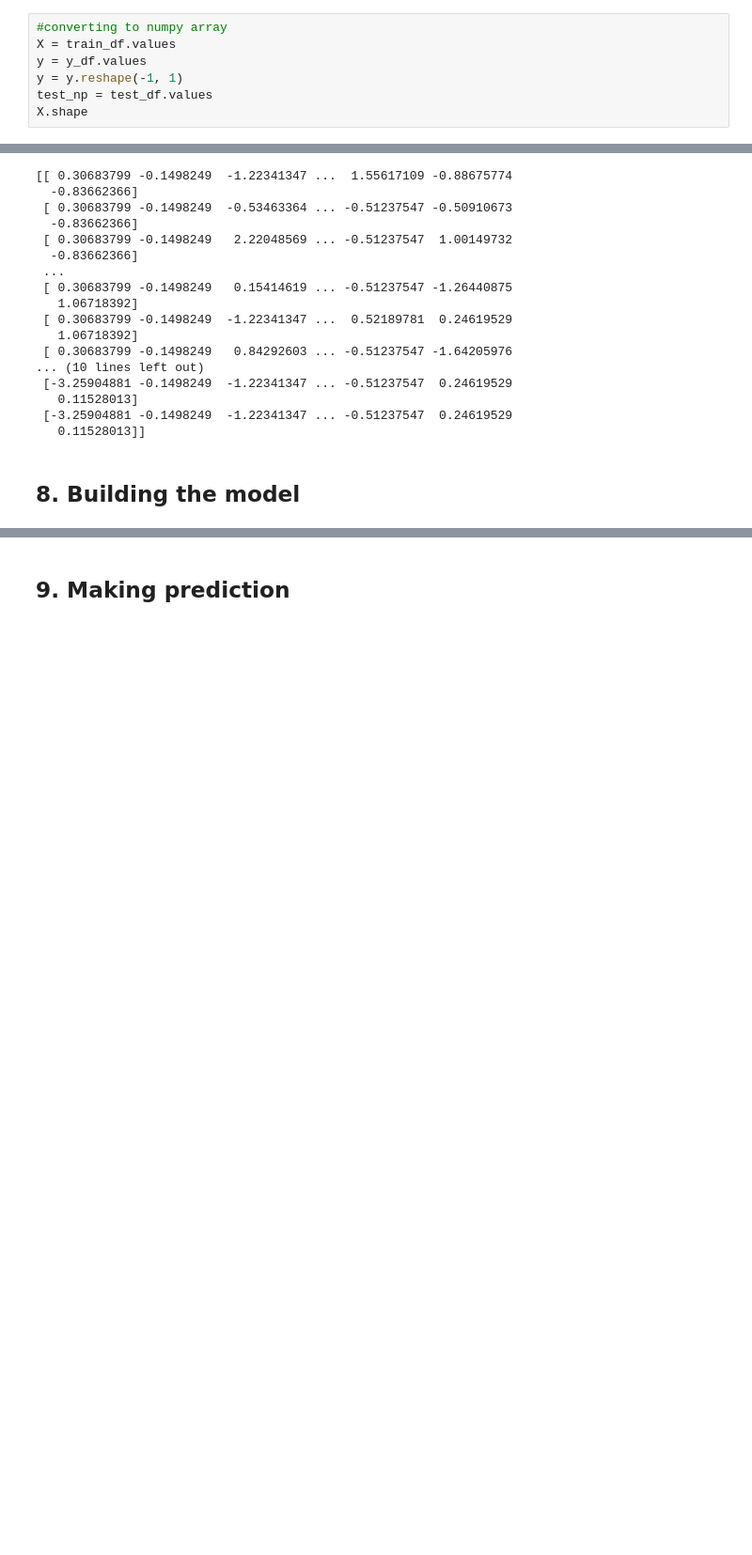
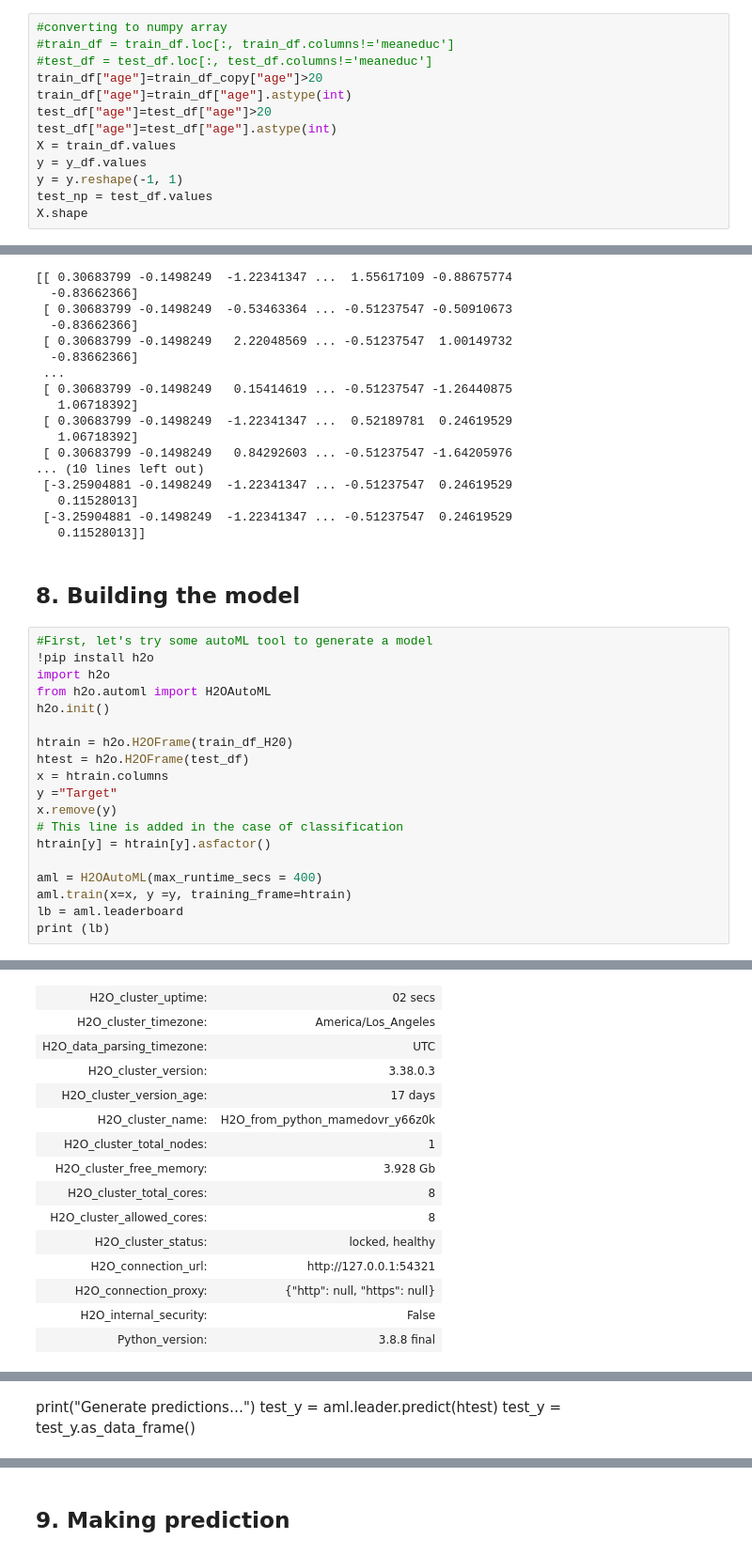
Before and after one commit to RuslanMamedov/Data-Analysis-with-Python, a Jupyter notebook: Poverty level prediction_ Beginer's kernel.ipynb, the cells around one changed output, grey strips where cells are left out. Shown at 94% size. Drawn from its saved outputs; the diff is of its cells as text; blank space fills up the shorter version.

```diff
--- a/Poverty level prediction_ Beginer's kernel.ipynb
+++ b/Poverty level prediction_ Beginer's kernel.ipynb
@@ -663,6 +699,12 @@ Training set shape:(2973, 143), testing set shape:(23856, 143)
 ## **7. Converting to numpy arrays and scaling**
 # %%
 #converting to numpy array
+#train_df = train_df.loc[:, train_df.columns!='meaneduc']
+#test_df = test_df.loc[:, test_df.columns!='meaneduc']
+train_df["age"]=train_df_copy["age"]>20
+train_df["age"]=train_df["age"].astype(int)
+test_df["age"]=test_df["age"]>20
+test_df["age"]=test_df["age"].astype(int)
 X = train_df.values
 y = y_df.values
 y = y.reshape(-1, 1)
@@ -706,3 +748,23 @@ print (test_np)
    0.11528013]]
 # %% [markdown]
 ## **8. Building the model**
+# %%
+#First, let's try some autoML tool to generate a model
+!pip install h2o
+import h2o
+from h2o.automl import H2OAutoML
+h2o.init()
+
+htrain = h2o.H2OFrame(train_df_H20)
+htest = h2o.H2OFrame(test_df)
+x = htrain.columns
+y ="Target"
+x.remove(y)
+# This line is added in the case of classification
+htrain[y] = htrain[y].asfactor()
+
+aml = H2OAutoML(max_runtime_secs = 400)
+aml.train(x=x, y =y, training_frame=htrain)
+lb = aml.leaderboard
+print (lb)
+# %% [output]
@@ -708,0 +788,15 @@ print (test_np)
+| H2O_cluster_uptime: | 02 secs |
+| H2O_cluster_timezone: | America/Los_Angeles |
+| H2O_data_parsing_timezone: | UTC |
+| H2O_cluster_version: | 3.38.0.3 |
+| H2O_cluster_version_age: | 17 days |
+| H2O_cluster_name: | H2O_from_python_mamedovr_y66z0k |
+| H2O_cluster_total_nodes: | 1 |
+| H2O_cluster_free_memory: | 3.928 Gb |
+| H2O_cluster_total_cores: | 8 |
+| H2O_cluster_allowed_cores: | 8 |
+| H2O_cluster_status: | locked, healthy |
+| H2O_connection_url: | http://127.0.0.1:54321 |
+| H2O_connection_proxy: | {"http": null, "https": null} |
+| H2O_internal_security: | False |
+| Python_version: | 3.8.8 final |
@@ -709,2 +820,6 @@ print (test_np)
+# %% [markdown]
+print("Generate predictions…")
+test_y = aml.leader.predict(htest)
+test_y = test_y.as_data_frame()
 # %%
 #credits to https://www.kaggle.com/mlisovyi/lighgbm-hyperoptimisation-with-f1-macro for the parameters values
```
Also changed, not shown: parts of 48 cells of this notebook, 2 other files.
